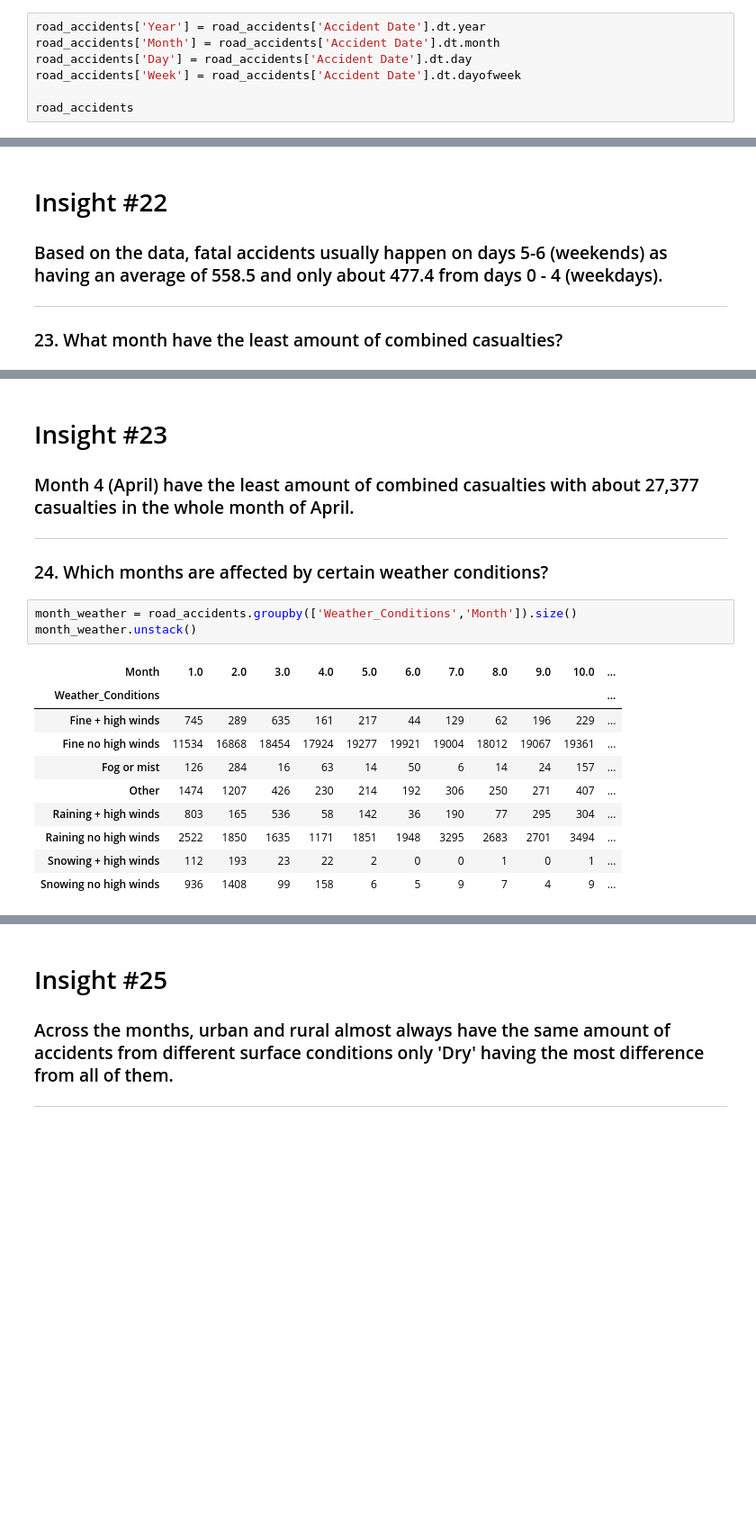
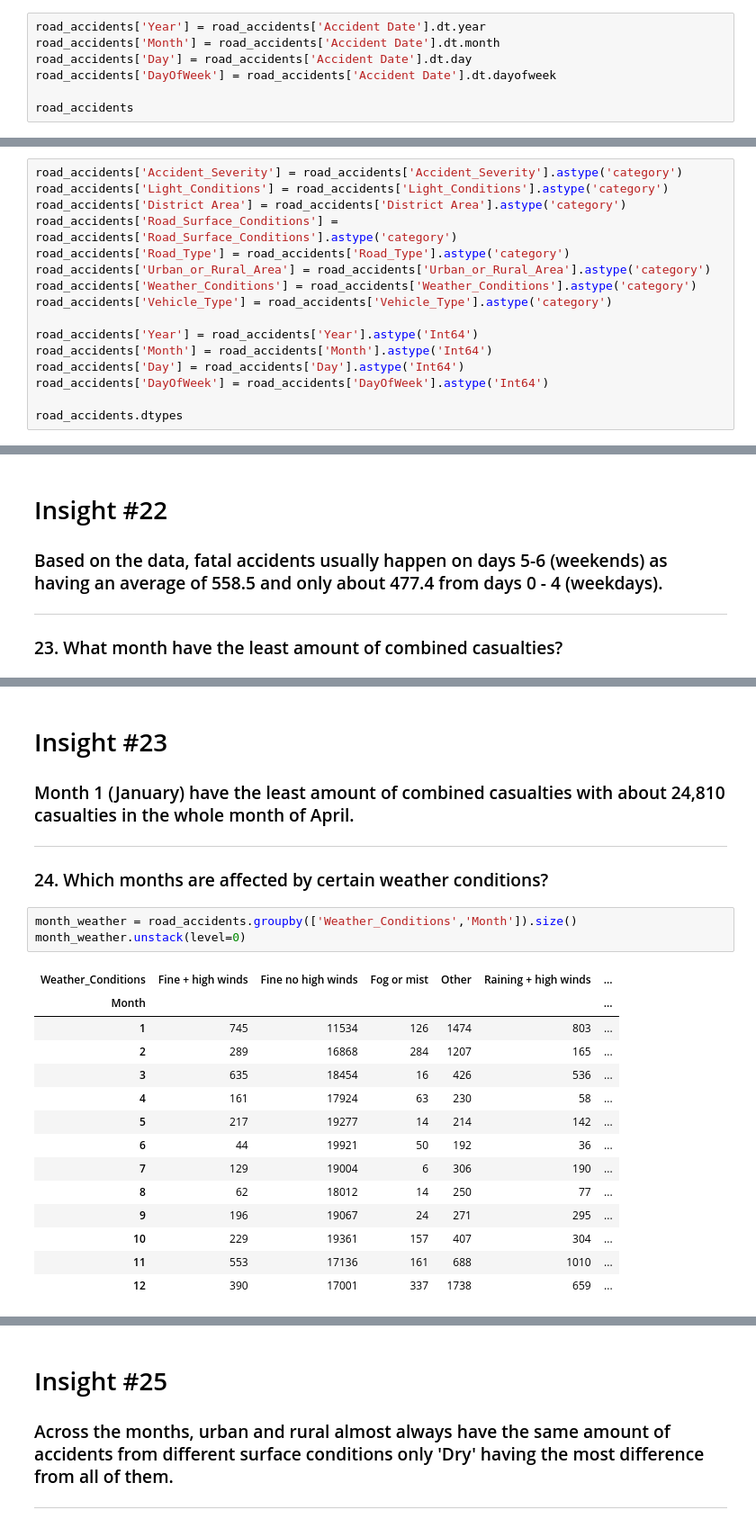
Before and after one commit to oliverliwanag/ELEC303-DATA-ANALYTICS-LIWANAG, a Jupyter notebook: ELEC03-3A/Activity2.ipynb, the cells around one changed output, grey strips where cells are left out. Shown at 90% size. Saved outputs shown, nothing was run; the diff lists cells and outputs as text; blank space fills up the shorter version.

```diff
--- a/ELEC03-3A/Activity2.ipynb
+++ b/ELEC03-3A/Activity2.ipynb
@@ -115,7 +87,7 @@ road_accidents['Accident Date'] = pd.to_datetime(road_accidents['Accident Date']
 road_accidents['Year'] = road_accidents['Accident Date'].dt.year
 road_accidents['Month'] = road_accidents['Accident Date'].dt.month
 road_accidents['Day'] = road_accidents['Accident Date'].dt.day
-road_accidents['Week'] = road_accidents['Accident Date'].dt.dayofweek
+road_accidents['DayOfWeek'] = road_accidents['Accident Date'].dt.dayofweek
 
 road_accidents
 # %% [output]
@@ -134,0 +109,16 @@ road_accidents
+# %%
+road_accidents['Accident_Severity'] = road_accidents['Accident_Severity'].astype('category')
+road_accidents['Light_Conditions'] = road_accidents['Light_Conditions'].astype('category')
+road_accidents['District Area'] = road_accidents['District Area'].astype('category')
+road_accidents['Road_Surface_Conditions'] = road_accidents['Road_Surface_Conditions'].astype('category')
+road_accidents['Road_Type'] = road_accidents['Road_Type'].astype('category')
+road_accidents['Urban_or_Rural_Area'] = road_accidents['Urban_or_Rural_Area'].astype('category')
+road_accidents['Weather_Conditions'] = road_accidents['Weather_Conditions'].astype('category')
+road_accidents['Vehicle_Type'] = road_accidents['Vehicle_Type'].astype('category')
+
+road_accidents['Year'] = road_accidents['Year'].astype('Int64')
+road_accidents['Month'] = road_accidents['Month'].astype('Int64')
+road_accidents['Day'] = road_accidents['Day'].astype('Int64')
+road_accidents['DayOfWeek'] = road_accidents['DayOfWeek'].astype('Int64')
+
+road_accidents.dtypes
@@ -578,20 +669,24 @@ Name: Number_of_Casualties, dtype: int64
 # %% [markdown]
 <h1>Insight #23</h1>
-<h3>Month 4 (April) have the least amount of combined casualties with about 27,377 casualties in the whole month of April.</h3>
+<h3>Month 1 (January) have the least amount of combined casualties with about 24,810 casualties in the whole month of April.</h3>
 <hr>
 <h3>24. Which months are affected by certain weather conditions?</h3>
 # %%
 month_weather = road_accidents.groupby(['Weather_Conditions','Month']).size()
-month_weather.unstack()
+month_weather.unstack(level=0)
 # %% [output]
-| Month | 1.0 | 2.0 | 3.0 | 4.0 | 5.0 | 6.0 | 7.0 | 8.0 | 9.0 | 10.0 | ... |
-| Weather_Conditions |  |  |  |  |  |  |  |  |  |  | ... |
-| Fine + high winds | 745 | 289 | 635 | 161 | 217 | 44 | 129 | 62 | 196 | 229 | ... |
-| Fine no high winds | 11534 | 16868 | 18454 | 17924 | 19277 | 19921 | 19004 | 18012 | 19067 | 19361 | ... |
-| Fog or mist | 126 | 284 | 16 | 63 | 14 | 50 | 6 | 14 | 24 | 157 | ... |
-| Other | 1474 | 1207 | 426 | 230 | 214 | 192 | 306 | 250 | 271 | 407 | ... |
-| Raining + high winds | 803 | 165 | 536 | 58 | 142 | 36 | 190 | 77 | 295 | 304 | ... |
-| Raining no high winds | 2522 | 1850 | 1635 | 1171 | 1851 | 1948 | 3295 | 2683 | 2701 | 3494 | ... |
-| Snowing + high winds | 112 | 193 | 23 | 22 | 2 | 0 | 0 | 1 | 0 | 1 | ... |
-| Snowing no high winds | 936 | 1408 | 99 | 158 | 6 | 5 | 9 | 7 | 4 | 9 | ... |
+| Weather_Conditions | Fine + high winds | Fine no high winds | Fog or mist | Other | Raining + high winds | ... |
+| Month |  |  |  |  |  | ... |
+| 1 | 745 | 11534 | 126 | 1474 | 803 | ... |
+| 2 | 289 | 16868 | 284 | 1207 | 165 | ... |
+| 3 | 635 | 18454 | 16 | 426 | 536 | ... |
+| 4 | 161 | 17924 | 63 | 230 | 58 | ... |
+| 5 | 217 | 19277 | 14 | 214 | 142 | ... |
+| 6 | 44 | 19921 | 50 | 192 | 36 | ... |
+| 7 | 129 | 19004 | 6 | 306 | 190 | ... |
+| 8 | 62 | 18012 | 14 | 250 | 77 | ... |
+| 9 | 196 | 19067 | 24 | 271 | 295 | ... |
+| 10 | 229 | 19361 | 157 | 407 | 304 | ... |
+| 11 | 553 | 17136 | 161 | 688 | 1010 | ... |
+| 12 | 390 | 17001 | 337 | 1738 | 659 | ... |
 # %% [markdown]
```
Also changed, not shown: parts of 31 cells of this notebook.
